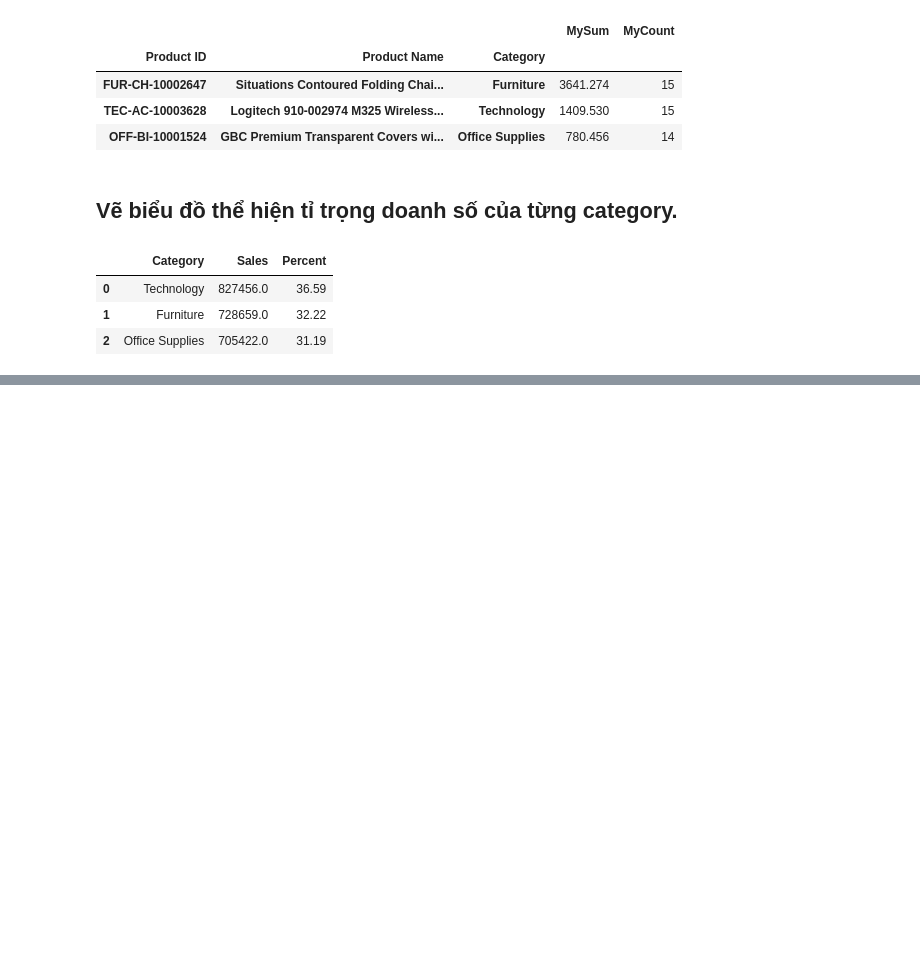
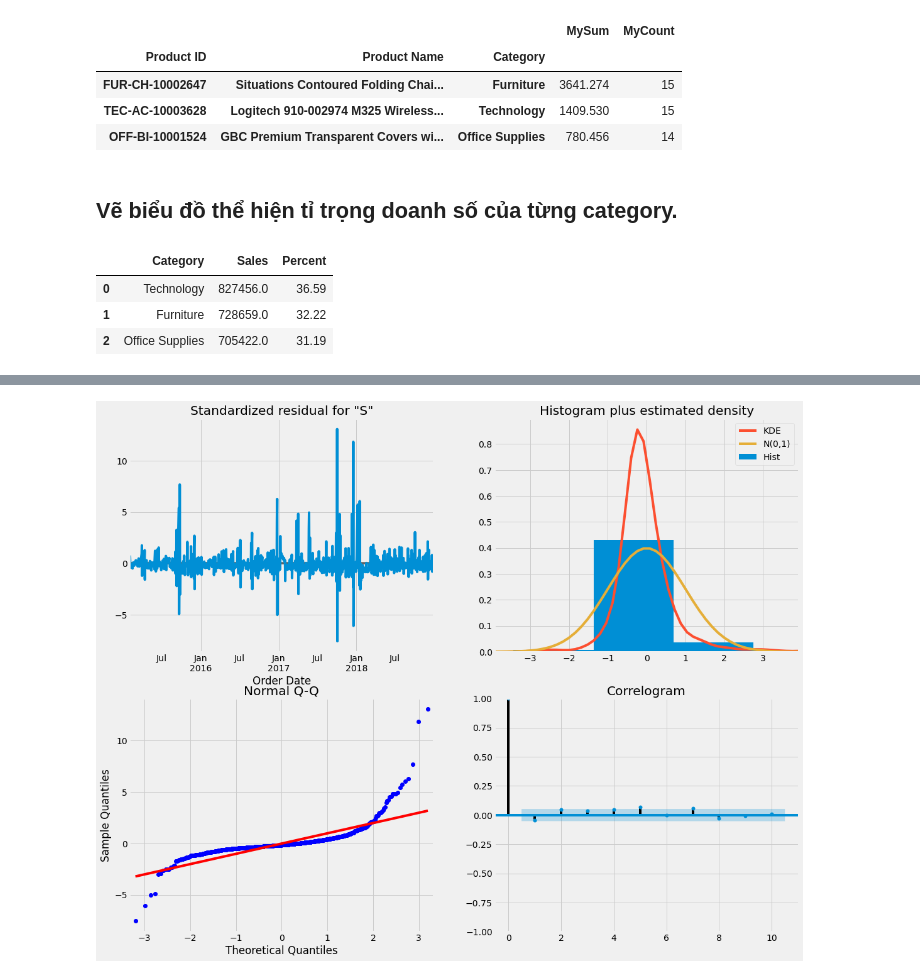
Before and after one commit to nguyenvudev20/mse22.python4engineer, a Jupyter notebook: Bai_Assignment.ipynb, the cells around one changed output, grey strips where cells are left out. Cells and saved outputs as stored; diff of their text form; code cells hidden in the pictures; blank space fills up the shorter version.

```diff
--- a/Bai_Assignment.ipynb
+++ b/Bai_Assignment.ipynb
@@ -435,0 +466,4 @@ fig.show() # hiển thị biểu đồ
+# %%
+# tạo mới dữ liệu theo Sales và chuổi ngày
+new_data = pd.DataFrame(df_ts['Sales'])
+new_data
@@ -435,0 +485,5 @@ fig.show() # hiển thị biểu đồ
+# %%
+# dùng resample() tạo chuổi thời gian liên tục
+# lọc các giá trị trùng lặp lấy giá trị trung bình
+new_data =  pd.DataFrame(new_data['Sales'].resample('D').mean())
+new_data
@@ -435,0 +505,4 @@ fig.show() # hiển thị biểu đồ
+# %%
+# thực hiện nội suy các giá trị còn thiếu
+new_data = new_data.interpolate(method='linear')
+new_data
@@ -435,0 +524,14 @@ fig.show() # hiển thị biểu đồ
+# %%
+# tạo model
+mod = sm.tsa.statespace.SARIMAX(new_data,
+                                order=(1, 1, 1),
+                                seasonal_order=(1, 1, 1, 12),
+                                enforce_stationarity=False,
+                                enforce_invertibility=False)
+results = mod.fit()
+# %%
+# hiển thị model
+results.plot_diagnostics(figsize=(17, 14))
+plt.show()
+# %% [output]
+[figure, added]
```
Also changed, not shown: parts of 14 cells of this notebook.
